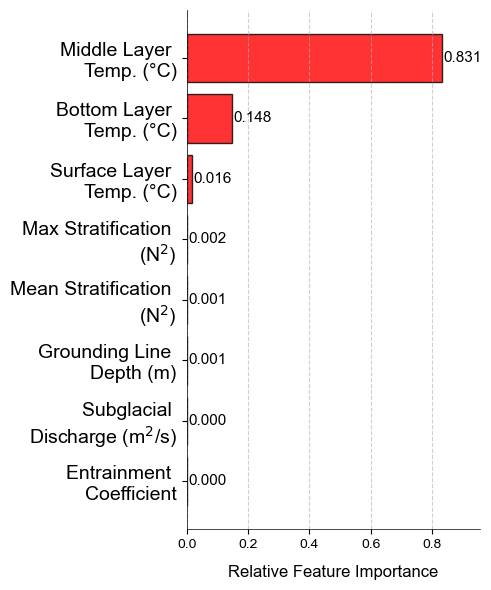
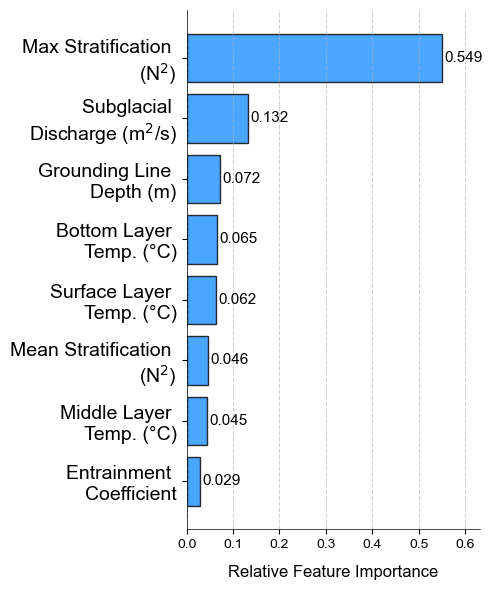
The change to this notebook cell's code, shown as a diff; its figure went from the first image to the second:
--- before
+++ after
@@ -1,38 +1,22 @@
-ds_surface = ds.where(ds.surfaced == True, drop=True)
+def prepare_data(ds):
+    """Prepare data for Random Forest model."""
 
-# Function to prepare data
-def prepare_data(ds):
-    X = ds_surface[['Q0', 'alpha', 'z_max', 'bottom_third_temp', 'middle_third_temp', 'top_third_temp', 'stratification_mean', 'stratification_max']].to_array().T
+    X = ds[['Q0', 'alpha', 'z_max', 'bottom_third_temp', 'middle_third_temp', 'top_third_temp', 'stratification_mean', 'stratification_max']].to_array().T
+    y_surface = ds['surfaced'].values
 
-    # y_temperature = ds_surface['temperature_profile'].isel(depth=0).values  # assuming the top value is the surface
-    # select the surface temperature (mean of last 5 meters)
-    # y_temperature = ds_surface.temperature_profile.isel(depth=0).values
-    y_temperature = ds_surface.temperature_profile.isel(depth=-17).values.flatten()
+    return X, y_surface
 
-    # check for NaN values in y_temperature
-    if np.isnan(y_temperature).any():
-        print("Warning: NaN values found in y_temperature.")
-    # print the number of NaN values
-    print(f"Number of NaN values in y_temperature: {np.isnan(y_temperature).sum()}")
+print('prepping data')
+X, y_surface = prepare_data(ds)
 
-    # remove NaN values from X and y_temperature
-    mask = ~np.isnan(y_temperature)
-    X = X[mask]
-    y_temperature = y_temperature[mask]
+# Split data for the surface model
+print('splitting data')
+X_train, X_test, y_train_surface, y_test_surface = train_test_split(X, y_surface, test_size=0.2, random_state=0)
 
-    return X, y_temperature
+# Train Random Forest for surfacing
+print('training model')
+rf_surface = RandomForestRegressor(n_estimators=100, random_state=0)
+rf_surface.fit(X_train, y_train_surface)
 
-# Prepare data
-print('prepping data')
-X, y_temperature = prepare_data(ds)
-
-# Split data for the temperature model
-print('splitting data')
-X_train, X_test, y_train_temp, y_test_temp = train_test_split(X, y_temperature, test_size=0.2, random_state=0)
-
-# Train Random Forest for temperature
-print('training model')
-rf_temperature = RandomForestRegressor(n_estimators=100, random_state=0)
-rf_temperature.fit(X_train, y_train_temp)
 
 # Define feature name mapping to publication-ready names
@@ -49,14 +33,14 @@
 
 # Sort features by importance for better visualization
-sorted_idx = np.argsort(rf_temperature.feature_importances_)
-sorted_importances = rf_temperature.feature_importances_[sorted_idx]
+sorted_idx = np.argsort(rf_surface.feature_importances_)
+sorted_importances = rf_surface.feature_importances_[sorted_idx]
 sorted_features = np.array([feature_name_map[key] for key in ['Q0', 'alpha', 'z_max', 'bottom_third_temp', 
                                                               'middle_third_temp', 'top_third_temp', 'stratification_mean', 'stratification_max']])[sorted_idx]
 
-import matplotlib.font_manager as fm
 
 plt.figure(figsize=(5, 6))
+plt.rcParams['font.sans-serif'] = 'Arial'
 bars = plt.barh(range(len(sorted_importances)), sorted_importances, 
-                align='center', color='red', alpha=0.8, edgecolor='k')
+                align='center', color='dodgerblue', alpha=0.8, edgecolor='k')
 
 # Add value labels on bars
@@ -82,4 +66,4 @@
 plt.tight_layout()
 
-# plt.savefig('feature_importance_temp2.png', dpi=300, bbox_inches='tight', transparent=False)
+# plt.savefig('feature_importance2.png', dpi=300, bbox_inches='tight', transparent=False)
 plt.show()

Commit: update to plot pst